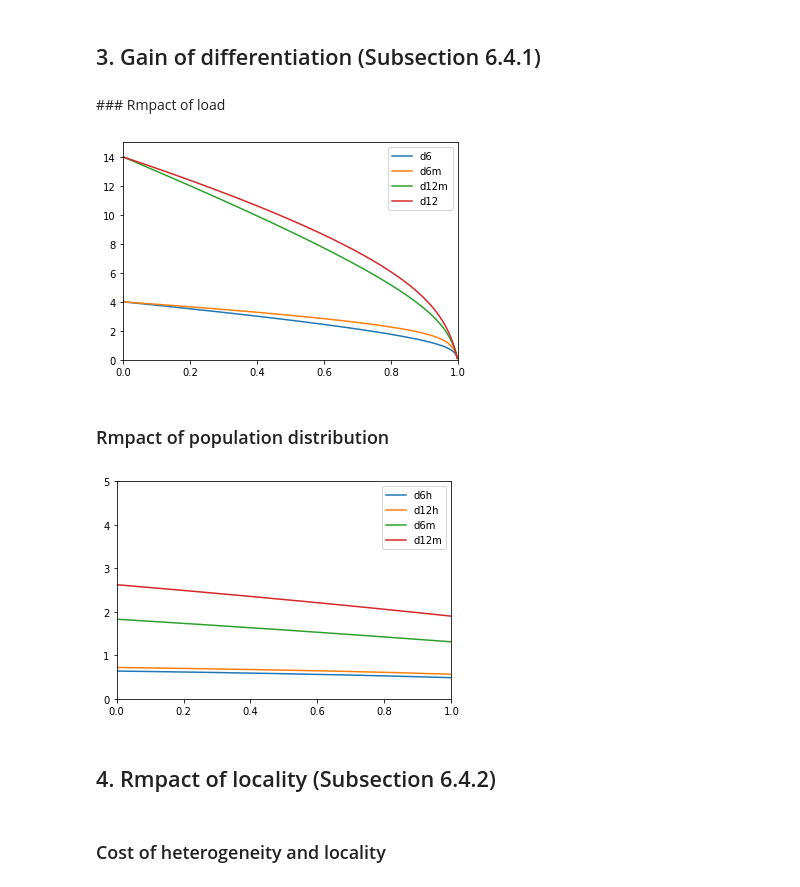
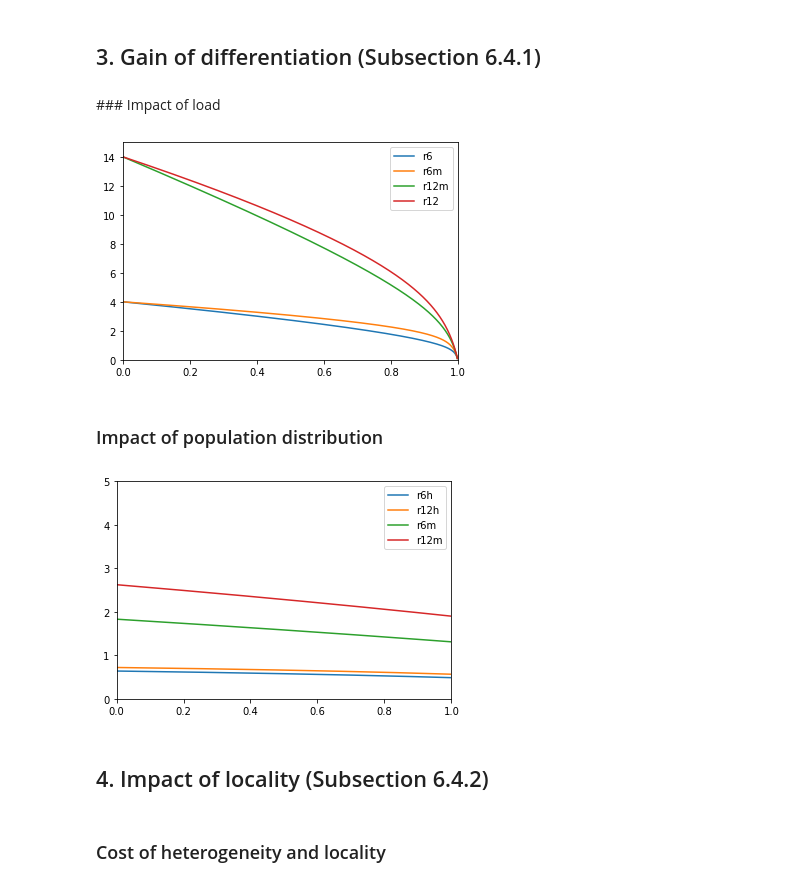
Before and after one commit to ccomte/phd-thesis, a Jupyter notebook: 6-performance-analysis-by-server-elimination/compute_and_plot.ipynb, the cells around one changed output. Saved outputs shown, nothing was run; the diff lists cells and outputs as text; code cells hidden in the pictures.

```diff
--- a/6-performance-analysis-by-server-elimination/compute_and_plot.ipynb
+++ b/6-performance-analysis-by-server-elimination/compute_and_plot.ipynb
@@ -7,6 +7,8 @@ This Notebook computes and plots the numerical results for Chapter 6 of the Ph.D
 import pandas as pd
 # %% [output]
 Populating the interactive namespace from numpy and matplotlib
+# %%
+folder = "data/"
 # %% [markdown]
 ## 1. Random customer assignment (Section 6.2)
 # %% [markdown]
@@ -172,5 +177,5 @@ def R_local(S=10, d=3, ρ=.5):
 # %% [markdown]
 ## 3. Gain of differentiation (Subsection 6.4.1)
 # %% [markdown]
-### Rmpact of load
+### Impact of load
 # %%
@@ -200,18 +205,18 @@ def diff_study(S=100, step=.001):
 # %%
 diff_study()
 # %%
-csv = pd.read_csv("hetero1_100.csv")
-plot(csv['rho'].values, 1 / csv['d6'].values, label="d6")
-plot(csv['rho'].values, 1 / csv['d6m'].values, label="d6m")
-plot(csv['rho'].values, 1 / csv['d12m'].values, label="d12m")
-plot(csv['rho'].values, 1 / csv['d12'].values, label="d12")
+csv = pd.read_csv(folder + "hetero1_100.csv")
+plot(csv['rho'].values, 1 / csv['d6'].values, label="r6")
+plot(csv['rho'].values, 1 / csv['d6m'].values, label="r6m")
+plot(csv['rho'].values, 1 / csv['d12m'].values, label="r12m")
+plot(csv['rho'].values, 1 / csv['d12'].values, label="r12")
 xlim([0, 1])
 ymin, ymax = ylim()   # return the current ylim
 ylim( (0, 15) )  # set the ylim to ymin, ymax
-legend()
+legend(loc='best')
 show()
 # %% [output]
-[figure, old version]
+[figure, new version]
 # %% [markdown]
-### Rmpact of population distribution
+### Impact of population distribution
 # %%
@@ -248,18 +253,18 @@ fn = "hetero2.csv"
 csv.to_csv(fn, index=False)
 # %%
-csv = pd.read_csv("hetero2.csv")
-plot(csv['p'].values, 1 / csv['d6h'].values, label="d6h")
-plot(csv['p'].values, 1 / csv['d12h'].values, label="d12h")
-plot(csv['p'].values, 1 / csv['d6m'].values, label="d6m")
-plot(csv['p'].values, 1 / csv['d12m'].values, label="d12m")
+csv = pd.read_csv(folder + "hetero2.csv")
+plot(csv['p'].values, 1 / csv['r6h'].values, label="r6h")
+plot(csv['p'].values, 1 / csv['r12h'].values, label="r12h")
+plot(csv['p'].values, 1 / csv['r6m'].values, label="r6m")
+plot(csv['p'].values, 1 / csv['r12m'].values, label="r12m")
 xlim([0, 1])
-ymin, ymax = ylim()   # return the current ylim
-ylim( (0, 5) )  # set the ylim to ymin, ymax
-legend()
+ymin, ymax = ylim() # return the current ylim
+ylim( (0, 5) ) # set the ylim to ymin, ymax
+legend(loc='best')
 show()
 # %% [output]
-[figure, old version]
+[figure, new version]
 # %% [markdown]
-## 4. Rmpact of locality (Subsection 6.4.2)
+## 4. Impact of locality (Subsection 6.4.2)
 # %% [markdown]
 ### Cost of heterogeneity and locality
```
Also changed, not shown: parts of 33 cells of this notebook.
